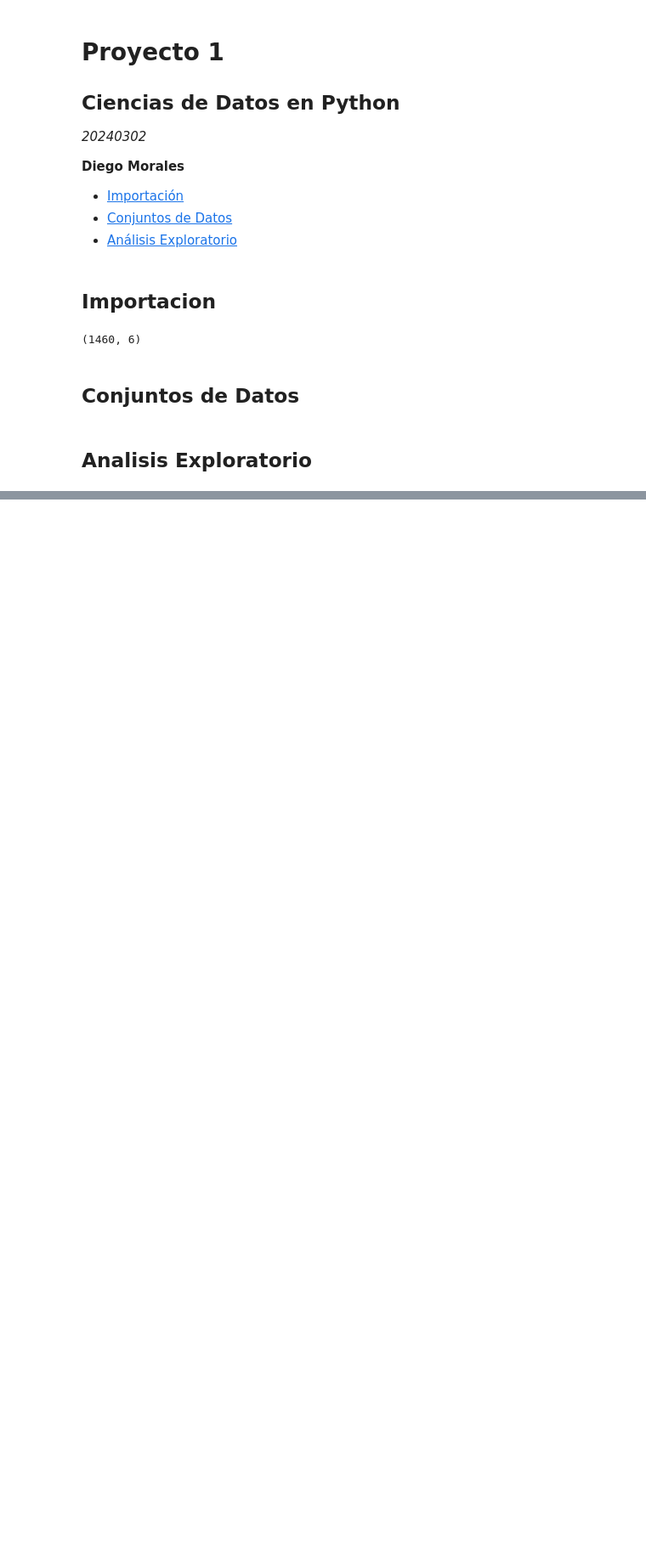
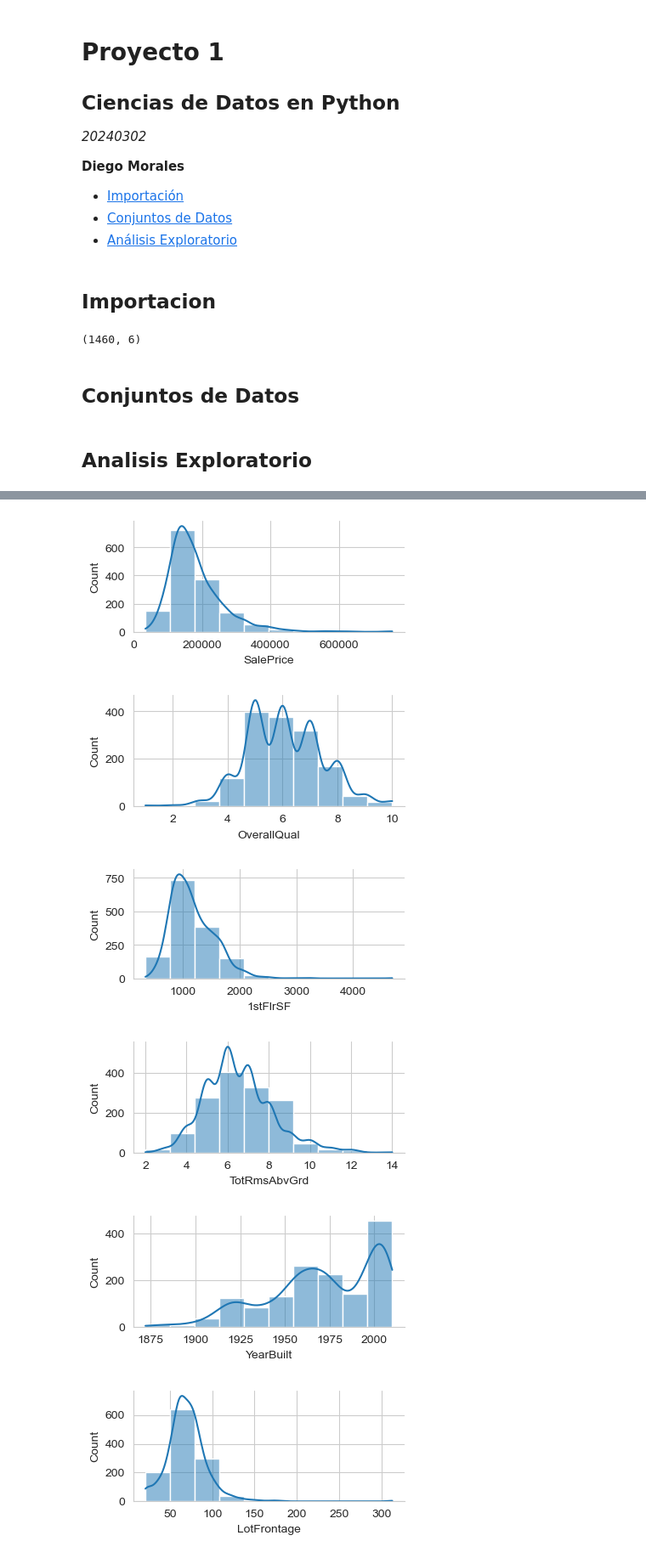
Before and after one commit to 13001893/cdp_proyecto_1, a Jupyter notebook: proyecto_1.ipynb, the cells around one changed output, grey strips where cells are left out. Shown at 85% size. Cells and saved outputs as stored; diff of their text form; code cells hidden in the pictures; blank space fills up the shorter version.

Commit message:
histogramas

```diff
--- a/proyecto_1.ipynb
+++ b/proyecto_1.ipynb
@@ -14,6 +14,11 @@
 # %%
 import numpy as np
 import pandas as pd
+import seaborn as sns
+import warnings
+
+sns.set_style("whitegrid")
+warnings.filterwarnings('ignore')
 
 dataset = np.load('proyecto_training_data.npy')
 dataset.shape
@@ -46,0 +54,12 @@ df.describe()
+# %%
+columns = df.columns
+
+for column in columns:
+    sns.displot(data=df, x=column, kind='hist', kde=True, bins=10, height=2, aspect=2)
+# %% [output]
+[figure, added]
+[figure, added]
+[figure, added]
+[figure, added]
+[figure, added]
+[figure, added]
```
Also changed, not shown: parts of 1 cell of this notebook.
